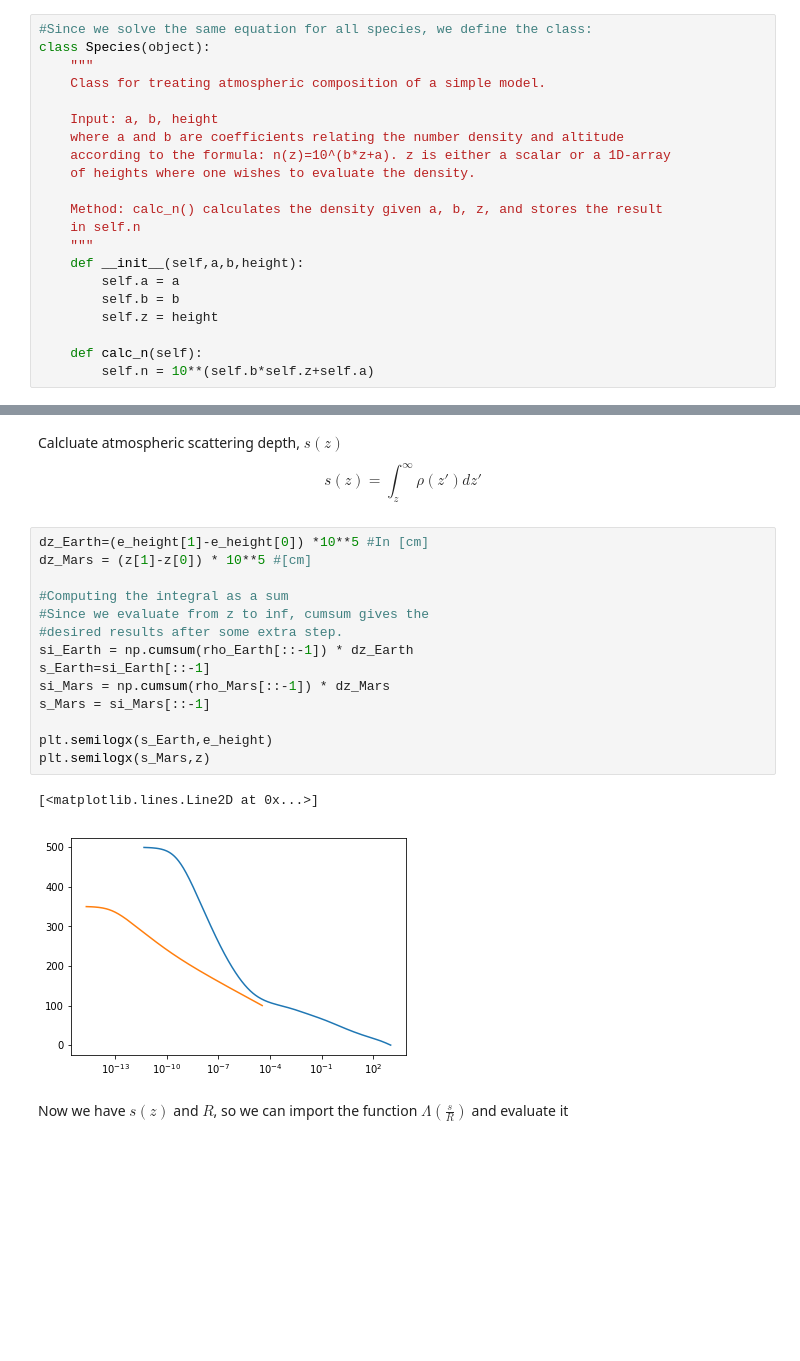
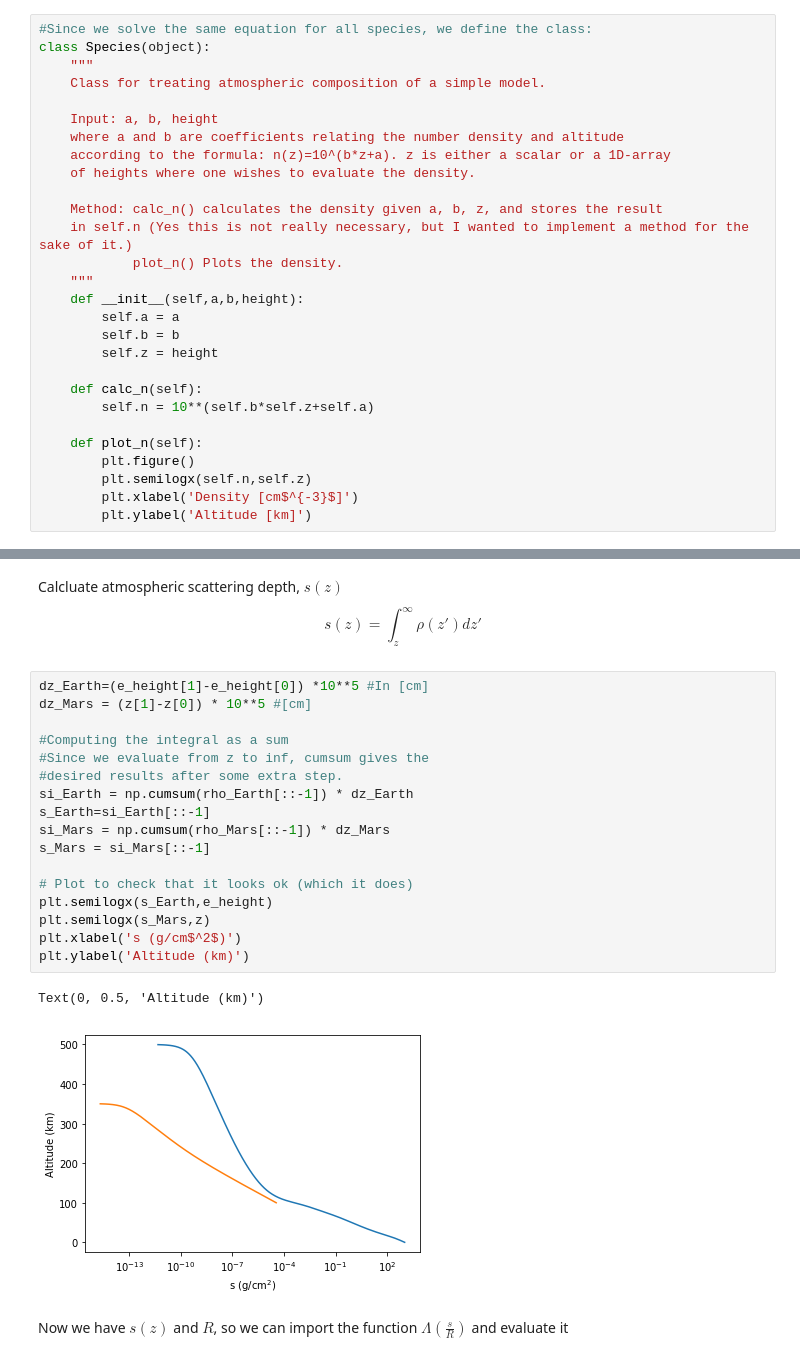
Before and after one commit to konradSteinvall/ASP_project, a Jupyter notebook: project.ipynb, the cells around one changed output, grey strips where cells are left out. Drawn from its saved outputs; the diff is of its cells as text; blank space fills up the shorter version.

Commit message:
Made some functional changes, fixed plots, and saved figure as pdf

```diff
--- a/project.ipynb
+++ b/project.ipynb
@@ -81,7 +83,8 @@ class Species(object):
     of heights where one wishes to evaluate the density.
 
     Method: calc_n() calculates the density given a, b, z, and stores the result
-    in self.n
+    in self.n (Yes this is not really necessary, but I wanted to implement a method for the sake of it.)
+            plot_n() Plots the density.
     """
     def __init__(self,a,b,height):
         self.a = a
@@ -90,6 +93,12 @@ class Species(object):
 
     def calc_n(self):
         self.n = 10**(self.b*self.z+self.a)
+
+    def plot_n(self):
+        plt.figure()
+        plt.semilogx(self.n,self.z)
+        plt.xlabel('Density [cm$^{-3}$]')
+        plt.ylabel('Altitude [km]')
 # %%
 # Number density coefficients from Nier and McElroy (1977).
 b_CO2=-0.042696;
@@ -164,19 +170,22 @@ s(z)=\int_z^\infty \rho(z')dz'
 # %%
 dz_Earth=(e_height[1]-e_height[0]) *10**5 #In [cm]
 dz_Mars = (z[1]-z[0]) * 10**5 #[cm]
 
 #Computing the integral as a sum
 #Since we evaluate from z to inf, cumsum gives the
 #desired results after some extra step.
 si_Earth = np.cumsum(rho_Earth[::-1]) * dz_Earth
 s_Earth=si_Earth[::-1]
 si_Mars = np.cumsum(rho_Mars[::-1]) * dz_Mars
 s_Mars = si_Mars[::-1]
 
+# Plot to check that it looks ok (which it does)
 plt.semilogx(s_Earth,e_height)
 plt.semilogx(s_Mars,z)
+plt.xlabel('s (g/cm$^2$)')
+plt.ylabel('Altitude (km)')
 # %% [output]
-[<matplotlib.lines.Line2D at 0x...>]
+Text(0, 0.5, 'Altitude (km)')
-[figure, old version]
+[figure, new version]
 # %% [markdown]
 Now we have $s(z)$ and $R$, so we can import the function $\Lambda\left(\frac{s}{R}\right)$ and evaluate it
```
Also changed, not shown: parts of 13 cells of this notebook, 1 other file.
